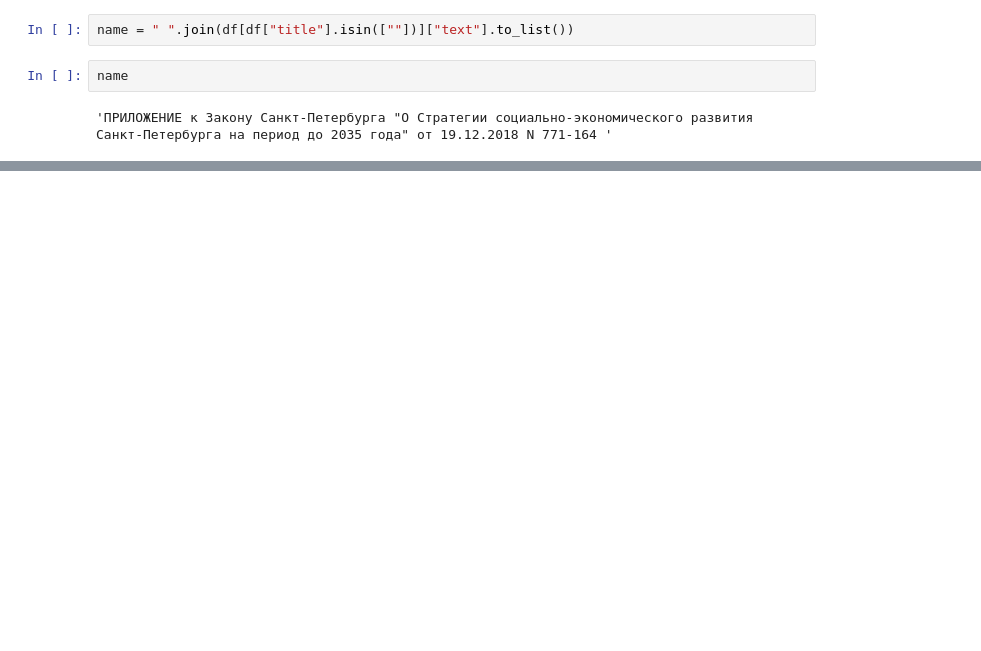
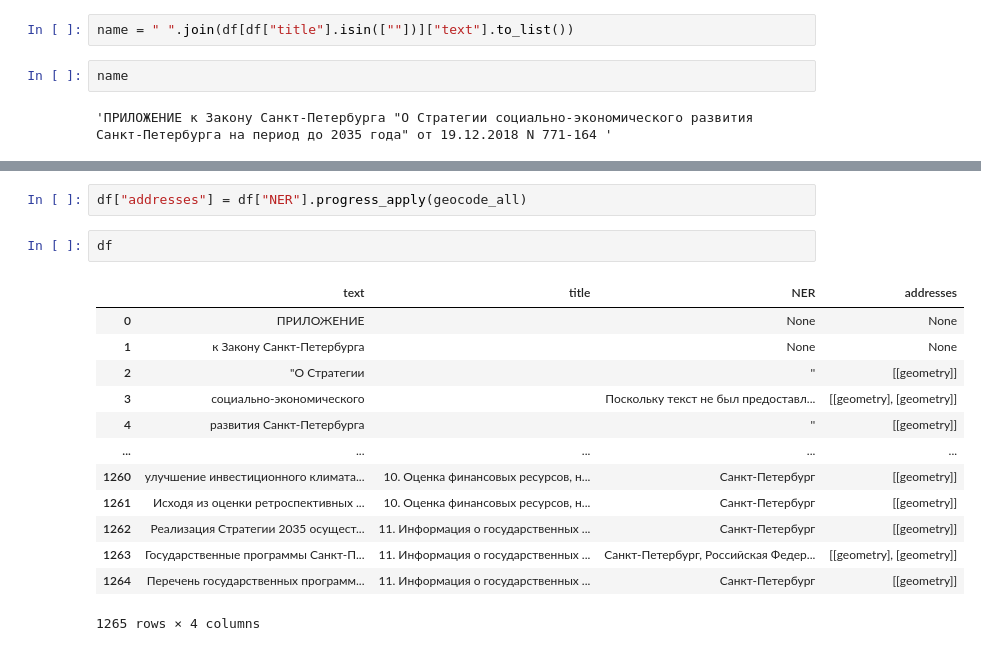
Before and after one commit to LeonDeTur/UrbanPlansAssistant, a Jupyter notebook: doc_parsing.ipynb, the cells around one changed output, grey strips where cells are left out. Cells and saved outputs as stored; diff of their text form; blank space fills up the shorter version.

```diff
--- a/doc_parsing.ipynb
+++ b/doc_parsing.ipynb
@@ -120,0 +152,18 @@ name
+# %%
+df["addresses"] = df["NER"].progress_apply(geocode_all)
+# %%
+df
+# %% [output]
+|  | text | title | NER | addresses |
+| 0 | ПРИЛОЖЕНИЕ |  | None | None |
+| 1 | к Закону Санкт-Петербурга |  | None | None |
+| 2 | "О Стратегии |  | '' | [[geometry]] |
+| 3 | социально-экономического |  | Поскольку текст не был предоставл... | [[geometry], [geometry]] |
+| 4 | развития Санкт-Петербурга |  | '' | [[geometry]] |
+| ... | ... | ... | ... | ... |
+| 1260 | улучшение инвестиционного климата... | 10. Оценка финансовых ресурсов, н... | Санкт-Петербург | [[geometry]] |
+| 1261 | Исходя из оценки ретроспективных ... | 10. Оценка финансовых ресурсов, н... | Санкт-Петербург | [[geometry]] |
+| 1262 | Реализация Стратегии 2035 осущест... | 11. Информация о государственных ... | Санкт-Петербург | [[geometry]] |
+| 1263 | Государственные программы Санкт-П... | 11. Информация о государственных ... | Санкт-Петербург, Российская Федер... | [[geometry], [geometry]] |
+| 1264 | Перечень государственных программ... | 11. Информация о государственных ... | Санкт-Петербург | [[geometry]] |
+1265 rows × 4 columns
```
Also changed, not shown: parts of 8 cells of this notebook, 5 other files.
